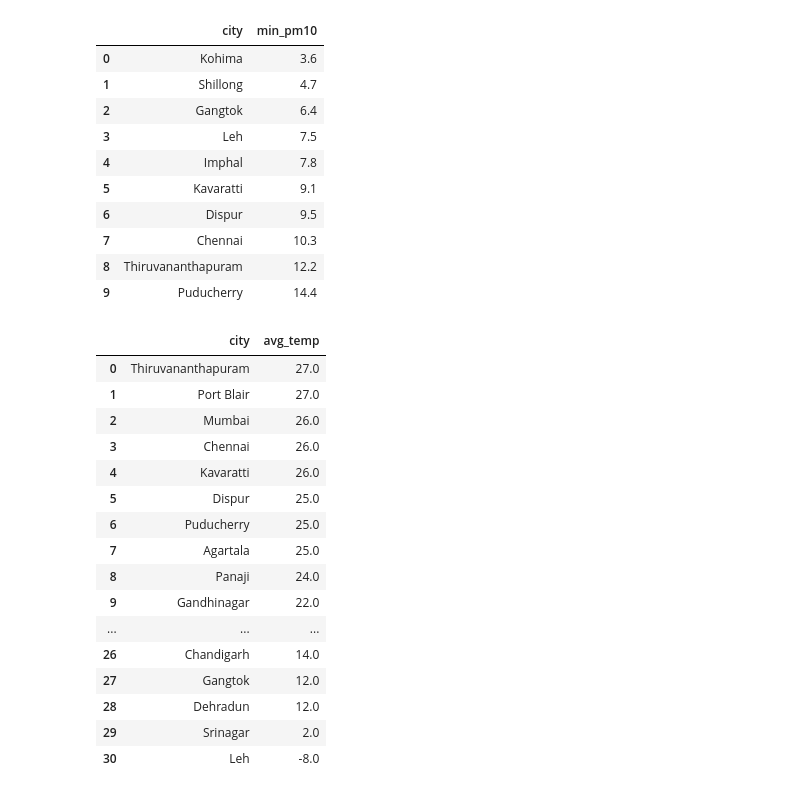
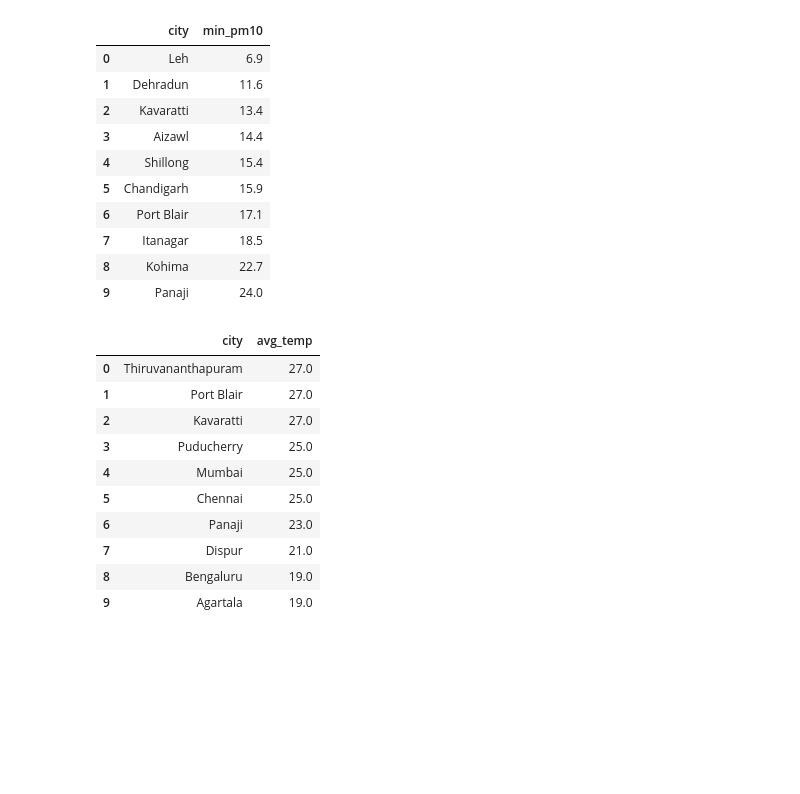
Before and after one commit to Lokey666/weather_monitoring_project, a Jupyter notebook: jupyter_notebooks/eda.ipynb, the cells around one changed output. Saved outputs shown, nothing was run; the diff lists cells and outputs as text; code cells hidden in the pictures; blank space fills up the shorter version.

```diff
--- a/jupyter_notebooks/eda.ipynb
+++ b/jupyter_notebooks/eda.ipynb
@@ -1,30 +1,16 @@
 # %%
-import pandas as pd #Its used to load, clean and analyze data in table format
-import psycopg2 #Its a driver that is used to connect to postgresql
+import pandas as pd
 from sqlalchemy import create_engine
-import os #Its access the system variables and file path
-from dotenv import load_dotenv #It load the scerats from the .env file
+import os
+from dotenv import load_dotenv
 
 load_dotenv()
 
-DB_HOST = os.getenv("DB_HOST")   #os.getenv() iske ander jo value hoti hai vo ye system se envse nikal ke lata hai specifically
-DB_NAME = os.getenv("DB_NAME")
-DB_USER = os.getenv("DB_USER")
-DB_PASS = os.getenv("DB_PASS")
-DB_PORT = os.getenv("DB_PORT")
+DB_URL = os.getenv("DATABASE_URL")
 
-engine = create_engine(f"postgresql://{DB_USER}:{DB_PASS}@{DB_HOST}:{DB_PORT}/{DB_NAME}")
+engine = create_engine(DB_URL)
 
-"""
-postgresql://	     Database type
-{DB_USER}:{DB_PASS}	 Username & Password
-@{DB_HOST}	         Database server location
-:{DB_PORT}	         Database port
-/{DB_NAME}	         Specific database inside server
-
-"""
-
-df = pd.read_sql("SELECT * FROM weather_readings ORDER BY timestamp", engine)
+df = pd.read_sql("SELECT * FROM weather_data", engine)
 df.head()
 # %% [output]
 |  | id | city | timestamp | temperature | humidity | wind_speed | pm10 | pm2_5 | nitrogen_dioxide | ... |
@@ -96,46 +82,41 @@ dtype: int64
 # %%
 pd.read_sql("""
 SELECT city , MIN(pm10) AS min_pm10
-FROM weather_readings
+FROM weather_data
 GROUP BY city
 ORDER BY min_pm10
 LIMIT 10
 """, engine)
 # %% [output]
 |  | city | min_pm10 |
-| 0 | Kohima | 3.6 |
-| 1 | Shillong | 4.7 |
-| 2 | Gangtok | 6.4 |
-| 3 | Leh | 7.5 |
-| 4 | Imphal | 7.8 |
-| 5 | Kavaratti | 9.1 |
-| 6 | Dispur | 9.5 |
-| 7 | Chennai | 10.3 |
-| 8 | Thiruvananthapuram | 12.2 |
-| 9 | Puducherry | 14.4 |
+| 0 | Leh | 6.9 |
+| 1 | Dehradun | 11.6 |
+| 2 | Kavaratti | 13.4 |
+| 3 | Aizawl | 14.4 |
+| 4 | Shillong | 15.4 |
+| 5 | Chandigarh | 15.9 |
+| 6 | Port Blair | 17.1 |
+| 7 | Itanagar | 18.5 |
+| 8 | Kohima | 22.7 |
+| 9 | Panaji | 24.0 |
 # %%
 pd.read_sql("""
 SELECT
     city,
     ROUND(AVG(temperature)::numeric) AS avg_temp
-FROM weather_readings
+FROM weather_data
 GROUP BY city
-ORDER BY avg_temp DESC""", engine)
+ORDER BY avg_temp DESC
+LIMIT 10""", engine)
 # %% [output]
 |  | city | avg_temp |
 | 0 | Thiruvananthapuram | 27.0 |
 | 1 | Port Blair | 27.0 |
-| 2 | Mumbai | 26.0 |
-| 3 | Chennai | 26.0 |
-| 4 | Kavaratti | 26.0 |
-| 5 | Dispur | 25.0 |
-| 6 | Puducherry | 25.0 |
-| 7 | Agartala | 25.0 |
-| 8 | Panaji | 24.0 |
-| 9 | Gandhinagar | 22.0 |
-| ... | ... | ... |
-| 26 | Chandigarh | 14.0 |
-| 27 | Gangtok | 12.0 |
-| 28 | Dehradun | 12.0 |
-| 29 | Srinagar | 2.0 |
-| 30 | Leh | -8.0 |
+| 2 | Kavaratti | 27.0 |
+| 3 | Puducherry | 25.0 |
+| 4 | Mumbai | 25.0 |
+| 5 | Chennai | 25.0 |
+| 6 | Panaji | 23.0 |
+| 7 | Dispur | 21.0 |
+| 8 | Bengaluru | 19.0 |
+| 9 | Agartala | 19.0 |
```
Also changed, not shown: parts of 7 cells of this notebook.
